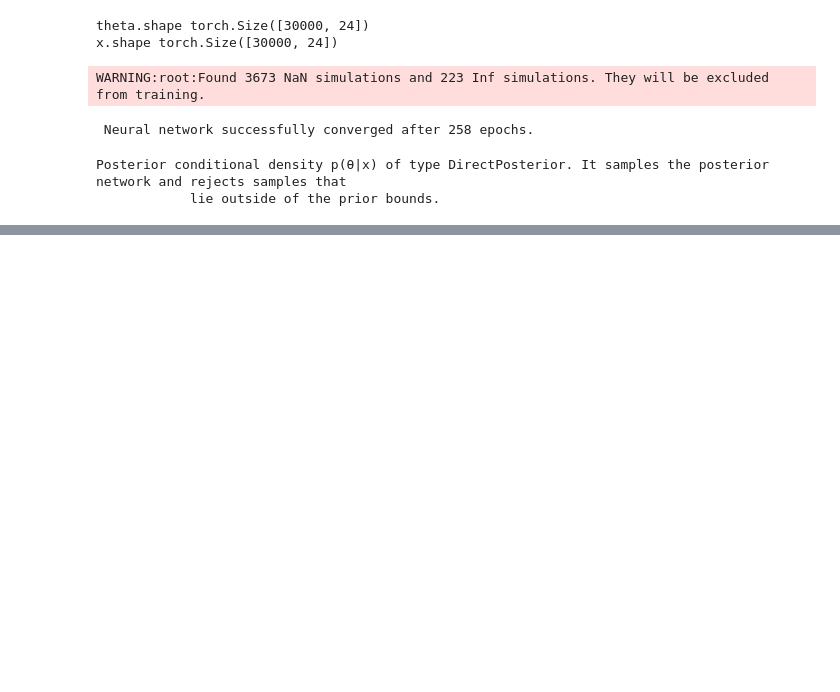
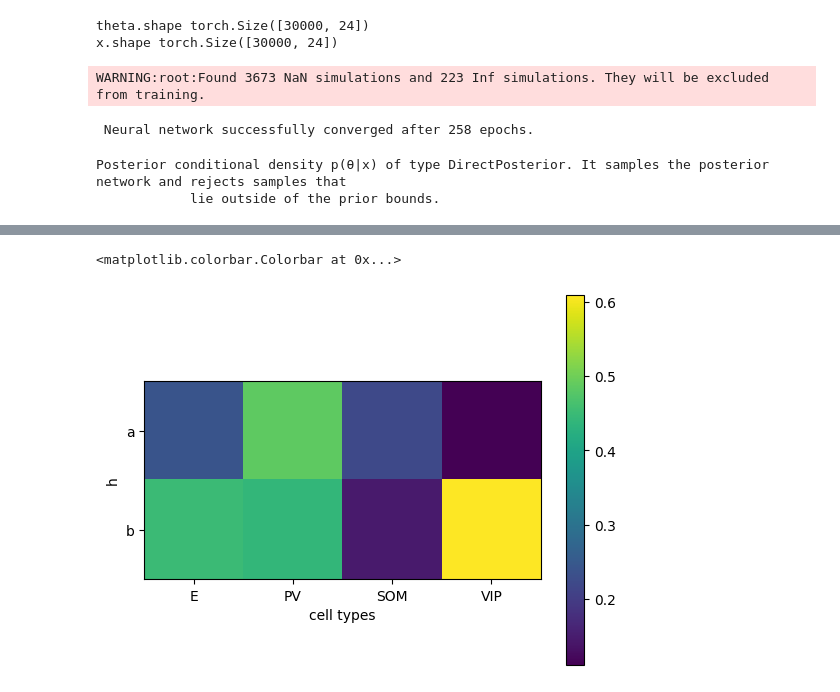
Before and after one commit to garza-roberto/inference_theory, a Jupyter notebook: src/Linda/exercise_2_euler_Linda_all_Is.ipynb, the cells around one changed output, grey strips where cells are left out. Drawn from its saved outputs; the diff is of its cells as text; code cells hidden in the pictures; blank space fills up the shorter version.

```diff
--- a/src/Linda/exercise_2_euler_Linda_all_Is.ipynb
+++ b/src/Linda/exercise_2_euler_Linda_all_Is.ipynb
@@ -151,0 +178,10 @@ plt.colorbar()
+# %%
+plt.imshow(weights[:,4:].T)
+plt.xticks(np.arange(4), ['E', 'PV', 'SOM', 'VIP'])
+plt.yticks(np.arange(2), ['a', 'b'])
+plt.xlabel('cell types')
+plt.ylabel('h')
+plt.colorbar()
+# %% [output]
+<matplotlib.colorbar.Colorbar at 0x...>
+[figure, added]
```
Also changed, not shown: parts of 10 cells of this notebook, 5 other files.
